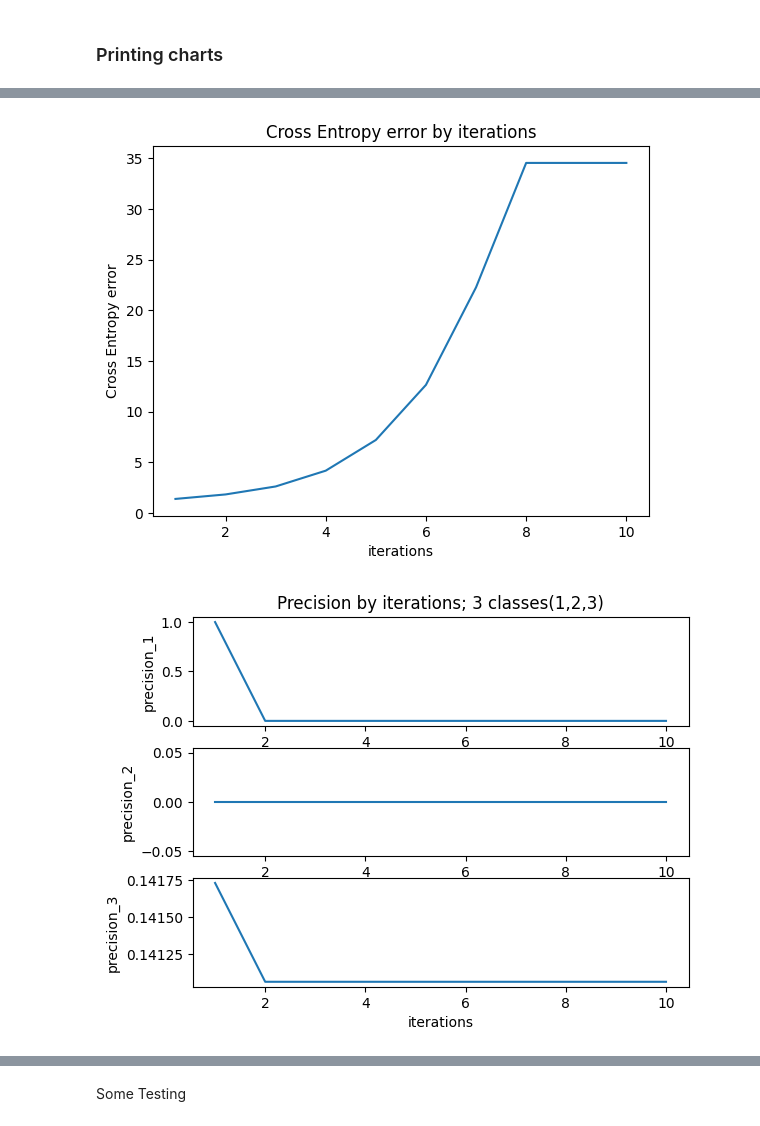
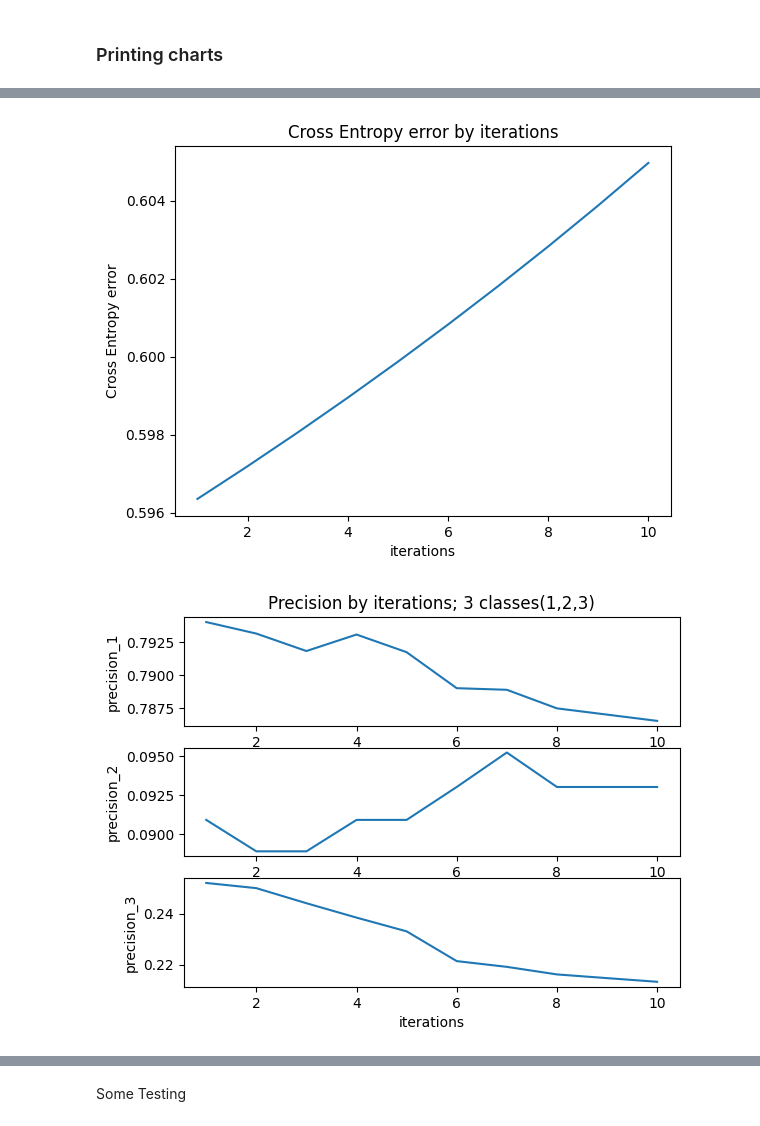
Before and after one commit to dpasierbiewicz/Cardiotocography_Fetus_Classification, a Jupyter notebook: CTG_notebook.ipynb, the cells around one changed output, grey strips where cells are left out. Cells and saved outputs as stored; diff of their text form; code cells hidden in the pictures.

```diff
--- a/CTG_notebook.ipynb
+++ b/CTG_notebook.ipynb
@@ -540,8 +540,10 @@ def train(output_layer_weights, hidden_layer_weights):
             hidden_layer_activated = relu(hidden_layer)
             # [5.pobudzenia neuronow warstwy wyjsciowej]
             last_layer = np.matmul(output_layer_weights.T, hidden_layer_activated)
+
+            last_layer_normalized = (last_layer - np.mean(last_layer)) / (np.std(last_layer) + 1e-8)
             # [6.wyjscia neuronów warstwy wyjsciowej]
-            after_last_layer = stable_softmax(last_layer)
+            after_last_layer = stable_softmax(last_layer_normalized)
             # [7.] sygnal bledu dla warstwy wyjsciowej
             output_layer_error = np.subtract(after_last_layer, Y.iloc[i])
             # [8. ]sygnal bledu dla warstwy ukrytej
@@ -634,7 +636,7 @@ def print_charts():
     plt.ylabel('recall_3')
     plt.show()
 # %%
-learning_rate = 0.0001
+learning_rate = 0.00001
 hidden_layer_neuron_amount = 10
 epochs = 10
 max_grad_norm = 0.3
@@ -676,3 +678,3 @@ ACCURACY:
 ===============
-[figure, old version]
+[figure, new version]
-[figure, old version]
+[figure, new version]
```
Also changed, not shown: parts of 3 cells of this notebook.
